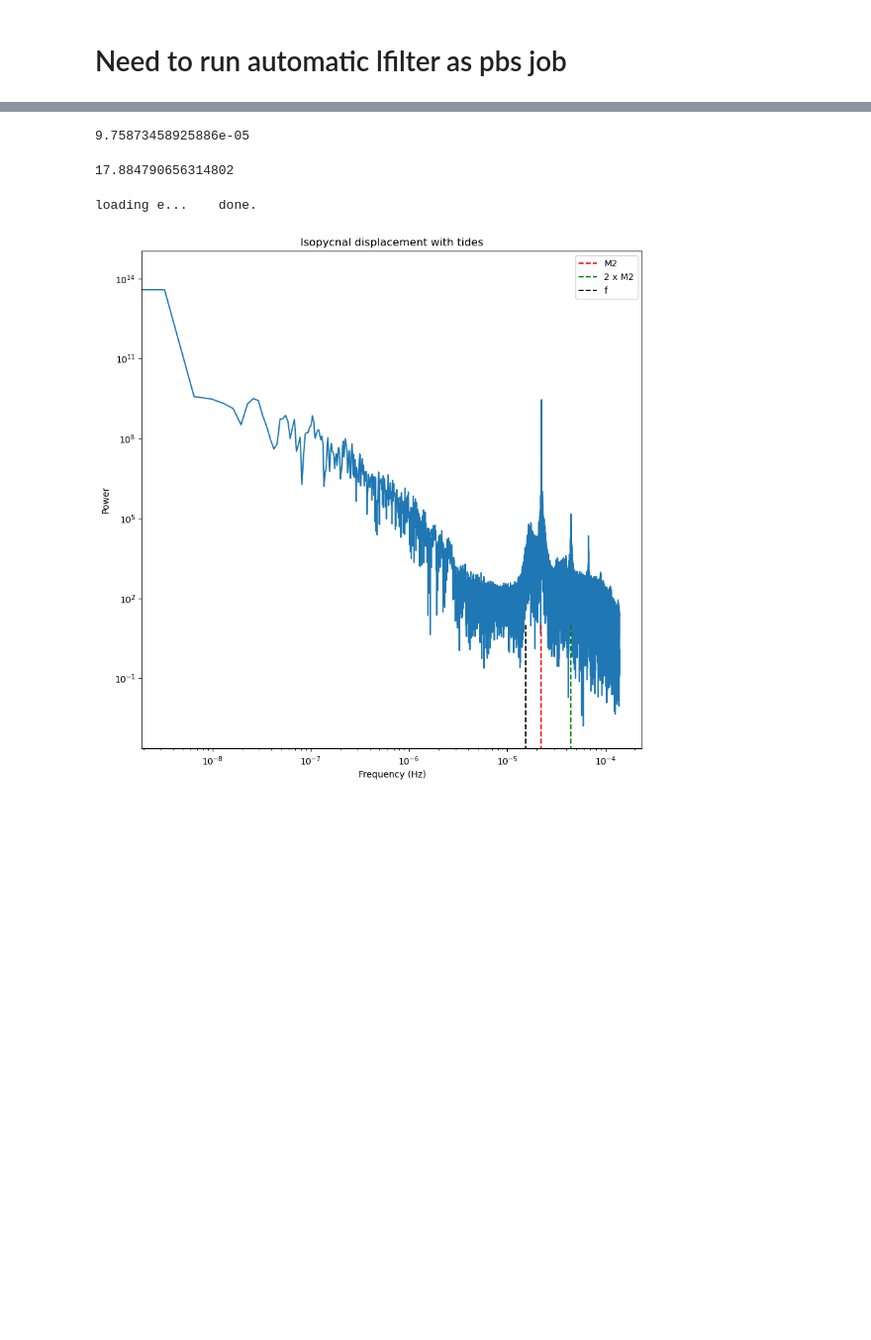
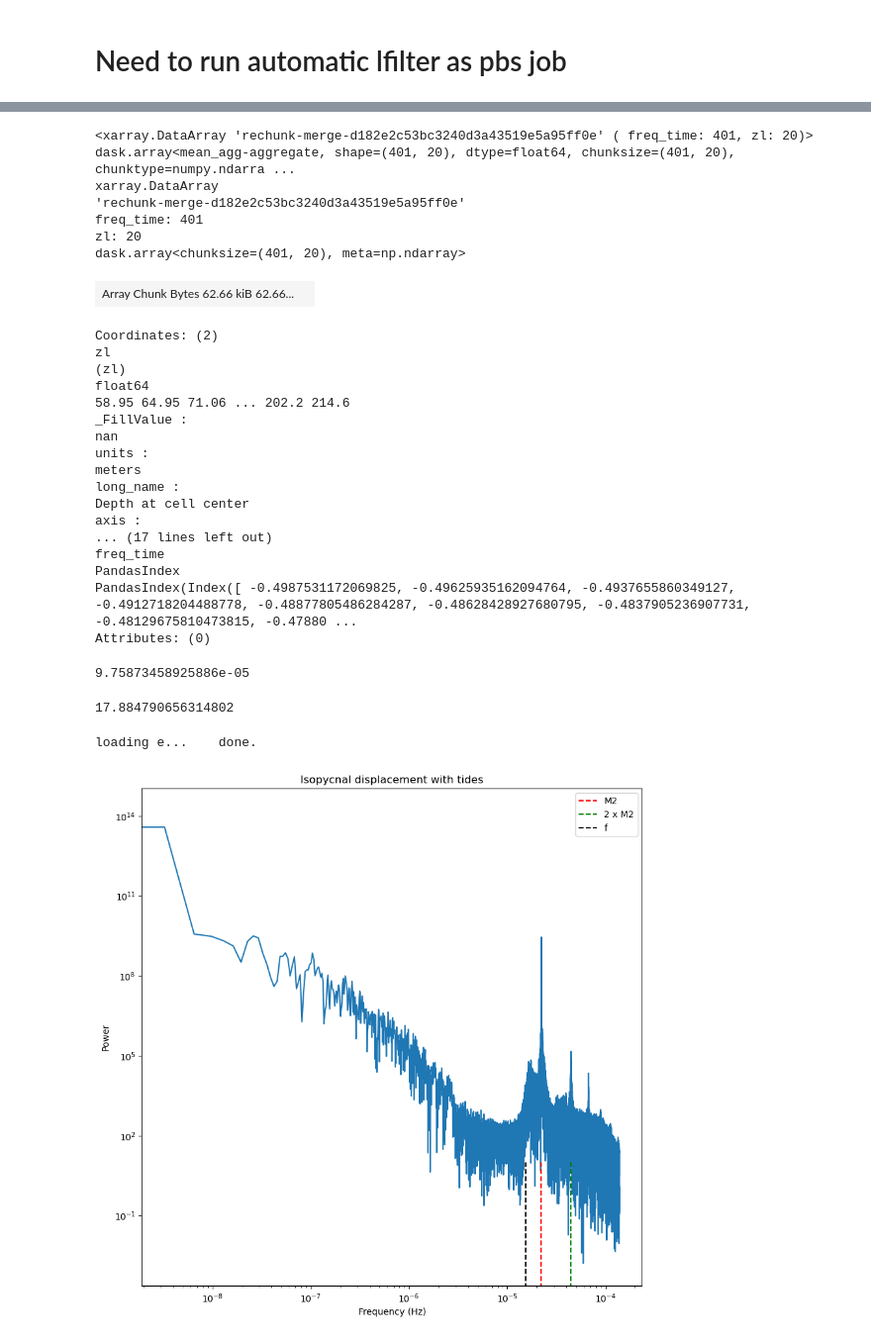
Before and after one commit to ashjbarnes/tasman-tides, a Jupyter notebook: notebooks/analysis/plot spectra.ipynb, the cells around one changed output, grey strips where cells are left out. Shown at 99% size. Saved outputs shown, nothing was run; the diff lists cells and outputs as text; code cells hidden in the pictures; blank space fills up the shorter version.

```diff
--- a/notebooks/analysis/plot spectra.ipynb
+++ b/notebooks/analysis/plot spectra.ipynb
@@ -42,3 +204,30 @@ loading e...    done.
+# %%
+ps
+# %% [output]
+<xarray.DataArray 'rechunk-merge-d182e2c53bc3240d3a43519e5a95ff0e' ( freq_time: 401, zl: 20)> dask.array<mean_agg-aggregate, shape=(401, 20), dtype=float64, chunksize=(401, 20), chunktype=numpy.ndarra ...
+xarray.DataArray
+'rechunk-merge-d182e2c53bc3240d3a43519e5a95ff0e'
+freq_time: 401
+zl: 20
+dask.array<chunksize=(401, 20), meta=np.ndarray>
+| Array Chunk Bytes 62.66 kiB 62.66... |  |
+Coordinates: (2)
+zl
+(zl)
+float64
+58.95 64.95 71.06 ... 202.2 214.6
+_FillValue :
+nan
+units :
+meters
+long_name :
+Depth at cell center
+axis :
+... (17 lines left out)
+freq_time
+PandasIndex
+PandasIndex(Index([ -0.4987531172069825, -0.49625935162094764, -0.4937655860349127, -0.4912718204488778, -0.48877805486284287, -0.48628428927680795, -0.4837905236907731, -0.48129675810473815, -0.47880 ...
+Attributes: (0)
 # %%
 ## Calculate coriolis frequency at 42 south
 omega = 7.2921 * 10**(-5)
```
Also changed, not shown: parts of 8 cells of this notebook, 5 other files.
